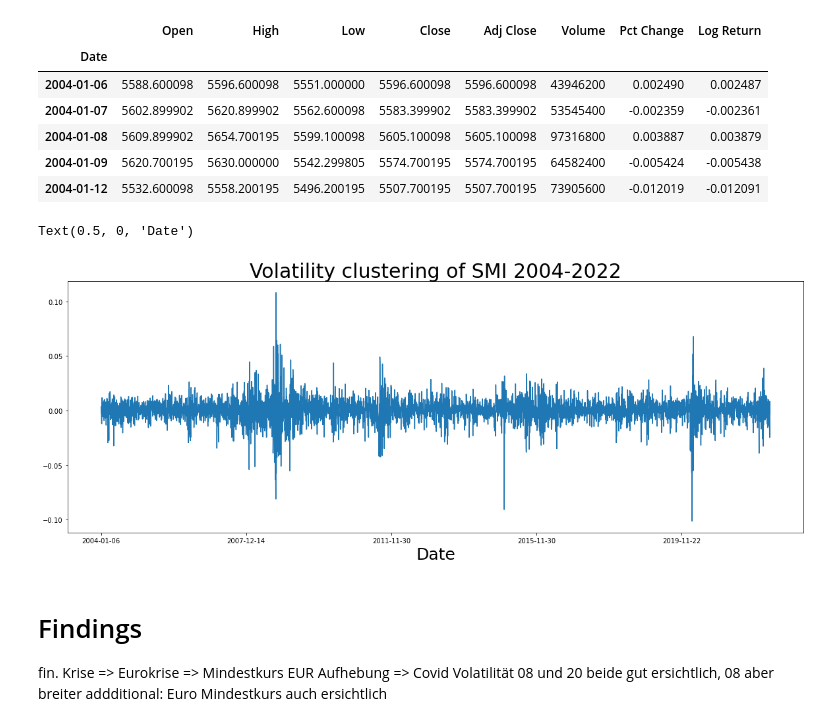
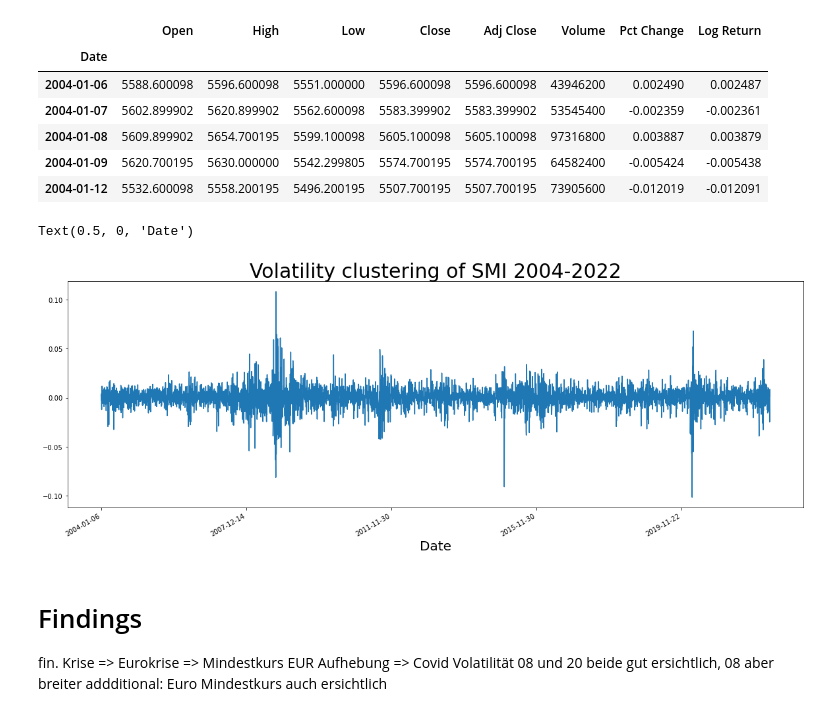
Before and after one commit to Darioschuerch/Project_MRWAM69.F2201_Marzer_Schuerch, a Jupyter notebook: Project/Project_MRWAM69.F2201_Marzer_Schuerch.ipynb, the cells around one changed output. Cells and saved outputs as stored; diff of their text form; code cells hidden in the pictures.

```diff
--- a/Project/Project_MRWAM69.F2201_Marzer_Schuerch.ipynb
+++ b/Project/Project_MRWAM69.F2201_Marzer_Schuerch.ipynb
@@ -151,12 +148,11 @@ df_04.head()
 # %%
 df_04["Log Return"].plot(figsize = (20,7))
 plt.title("Volatility clustering of SMI 2004-2022",  fontsize = 30)
-plt.xlabel("Date",  fontsize = 25)
-
-#Simon, how to add more Dates on the x-label?
+plt.gcf().autofmt_xdate()
+plt.xlabel("Date",  fontsize = 20)
 # %% [output]
 Text(0.5, 0, 'Date')
-[figure, old version]
+[figure, new version]
 # %% [markdown]
 # Findings<br>
 fin. Krise => Eurokrise => Mindestkurs EUR Aufhebung => Covid
```
Also changed, not shown: parts of 31 cells of this notebook, 2 other files.
